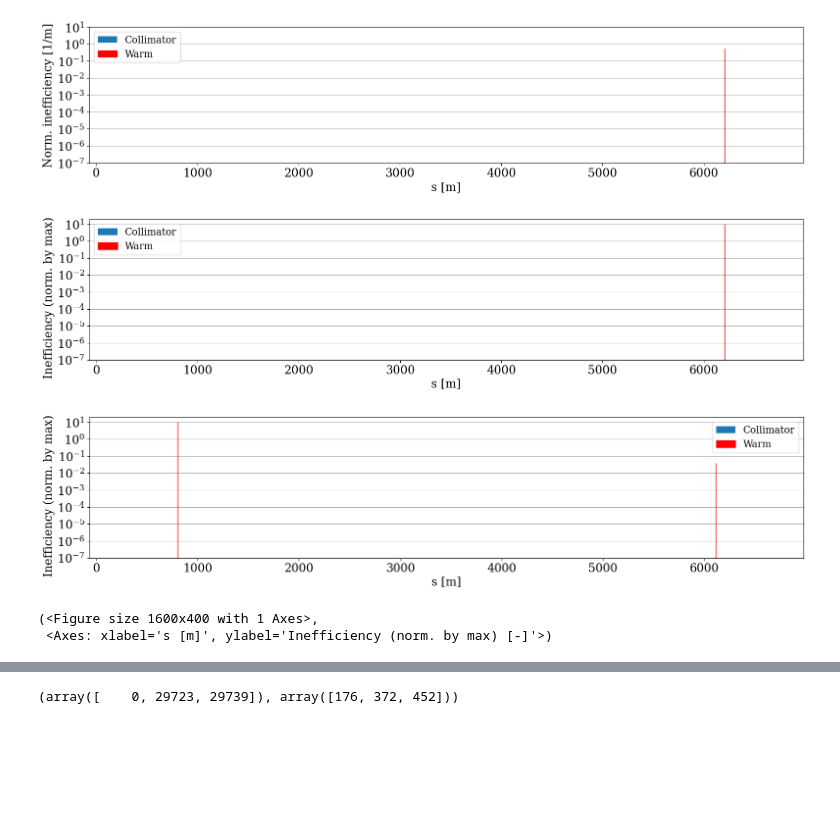
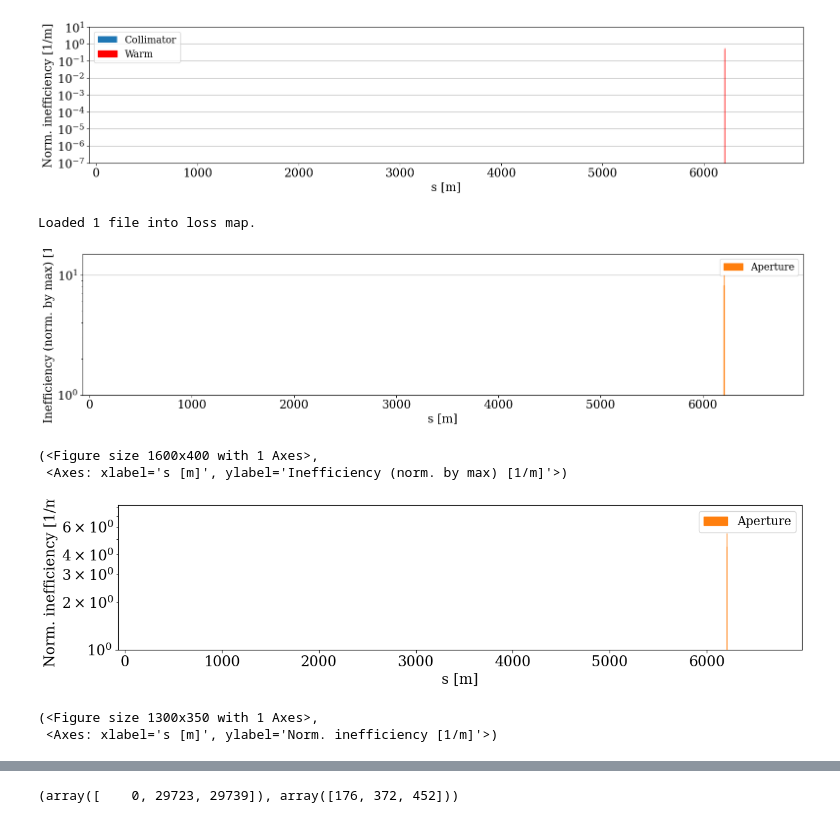
Before and after one commit to lisepauwels/sps_simulations, a Jupyter notebook: Prototyping/20250908/20250908.ipynb, the cells around one changed output, grey strips where cells are left out. Drawn from its saved outputs; the diff is of its cells as text; code cells hidden in the pictures; blank space fills up the shorter version.

```diff
--- a/Prototyping/20250908/20250908.ipynb
+++ b/Prototyping/20250908/20250908.ipynb
@@ -263,12 +250,30 @@ fig, ax =ThisLM.plot(savefig='LM_without_coll.pdf')
 [figure]
 # %%
 ThisLM = xc.LossMap.from_json('LM_without_coll.json')
-ThisLM2 = xc.LossMap.from_json('/Users/lisepauwels/Downloads/LM_basic_off_momentum_with_coll.json')
+# ThisLM2 = xc.LossMap.from_json('/Users/lisepauwels/Downloads/LM_basic_off_momentum_with_coll.json')
+# %% [output]
+Loaded 1 file into loss map.
 # %%
 ThisLM.plot(savefig='LM_without_coll.pdf', norm='max')
-ThisLM2.plot(savefig='LM_with_coll2.pdf', norm='max')
+# ThisLM2.plot(savefig='LM_with_coll2.pdf', norm='max')
 # %% [output]
-[figure, old version]
+[figure, new version]
-[figure, removed]
 (<Figure size 1600x400 with 1 Axes>,
- <Axes: xlabel='s [m]', ylabel='Inefficiency (norm. by max) [-]'>)
+ <Axes: xlabel='s [m]', ylabel='Inefficiency (norm. by max) [1/m]'>)
+# %%
+# plt.rc
+# from matplotlib.ticker import LogLocator, NullFormatter
+plt.close('all')
+fig, ax = plt.subplots(figsize=(13,3.5))
+plt.rcParams['font.size'] = 17
+plt.rcParams['font.family'] = 'serif'
+# ax.set_ylim(1e-7, 1e1)
+ThisLM.plot(ax=ax,norm='total')
+# ax.set_ylim(1e-7, 1e1)
+# ax.grid()
+# fig.tight_layout()
+# plt.show()
+# %% [output]
+[figure, added]
+(<Figure size 1300x350 with 1 Axes>,
+ <Axes: xlabel='s [m]', ylabel='Norm. inefficiency [1/m]'>)
```
Also changed, not shown: parts of 12 cells of this notebook, 6 other files.
